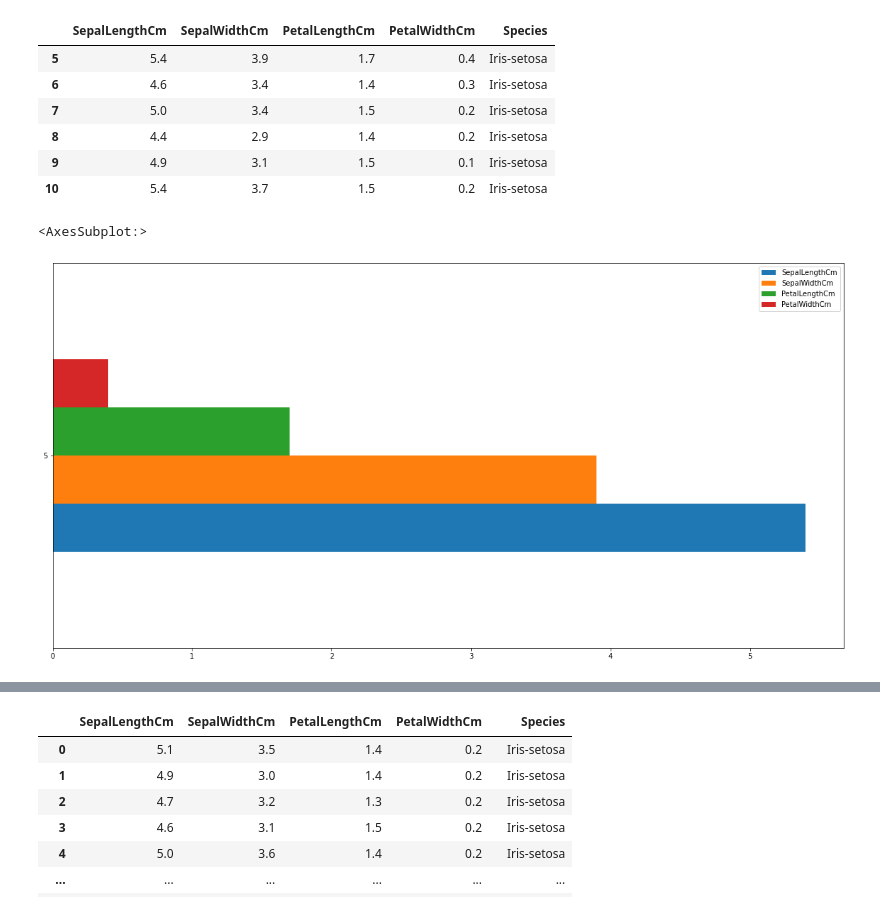
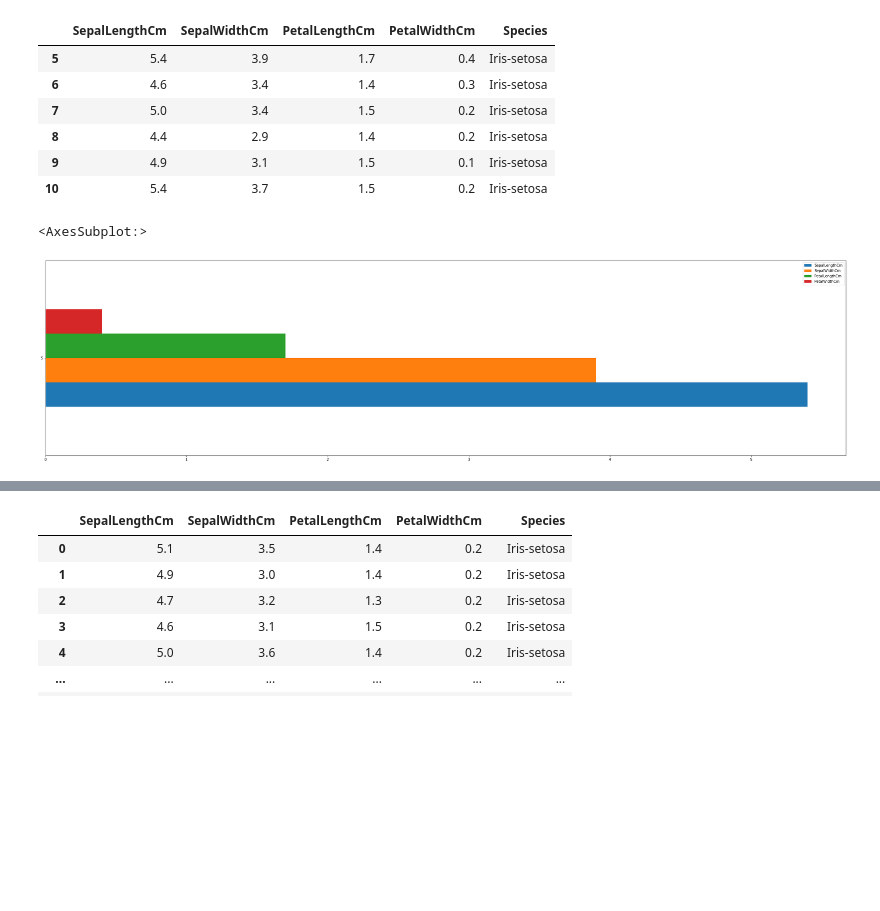
Before and after one commit to HariSankarNayak/iNeuron-Notes, a Jupyter notebook: 037.Graph.ipynb, the cells around one changed output, grey strips where cells are left out. Drawn from its saved outputs; the diff is of its cells as text; code cells hidden in the pictures; blank space fills up the shorter version.

Commit message:
037.Graph

```diff
--- a/037.Graph.ipynb
+++ b/037.Graph.ipynb
@@ -109,8 +114,8 @@ dfi.iloc[5:11]
 | 9 | 4.9 | 3.1 | 1.5 | 0.1 | Iris-setosa |
 | 10 | 5.4 | 3.7 | 1.5 | 0.2 | Iris-setosa |
 # %%
-dfi.iloc[[5]].plot(kind = 'barh',figsize = (20,10))
+dfi.iloc[[5]].plot(kind = 'barh',figsize = (40,10))
 # %% [output]
 <AxesSubplot:>
-[figure, old version]
+[figure, new version]
 # %%
```
Also changed, not shown: parts of 37 cells of this notebook.
